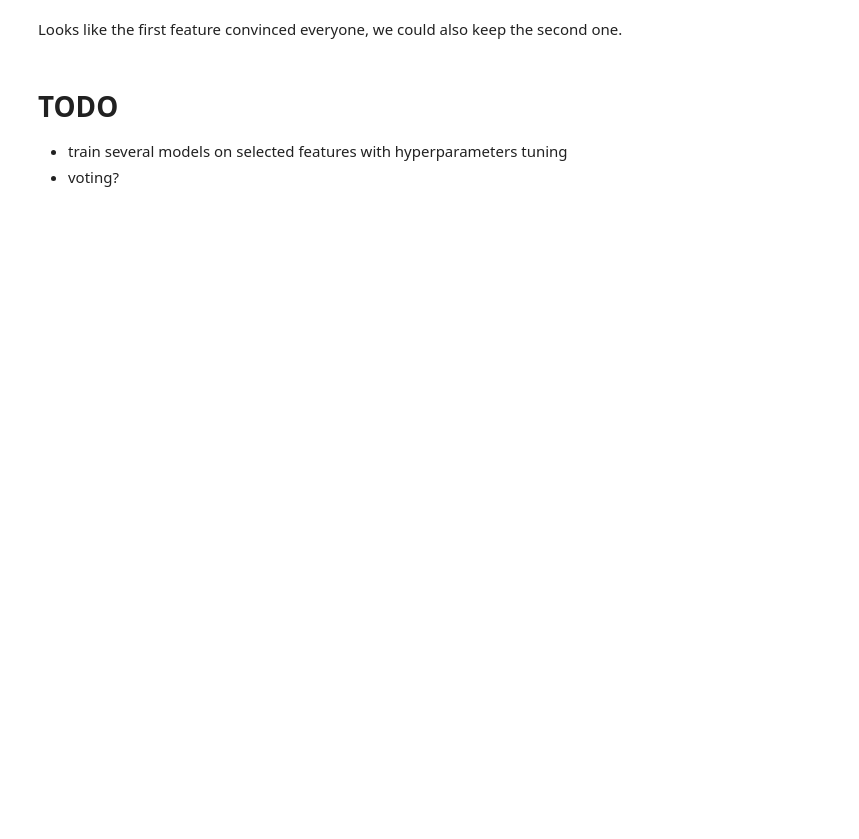
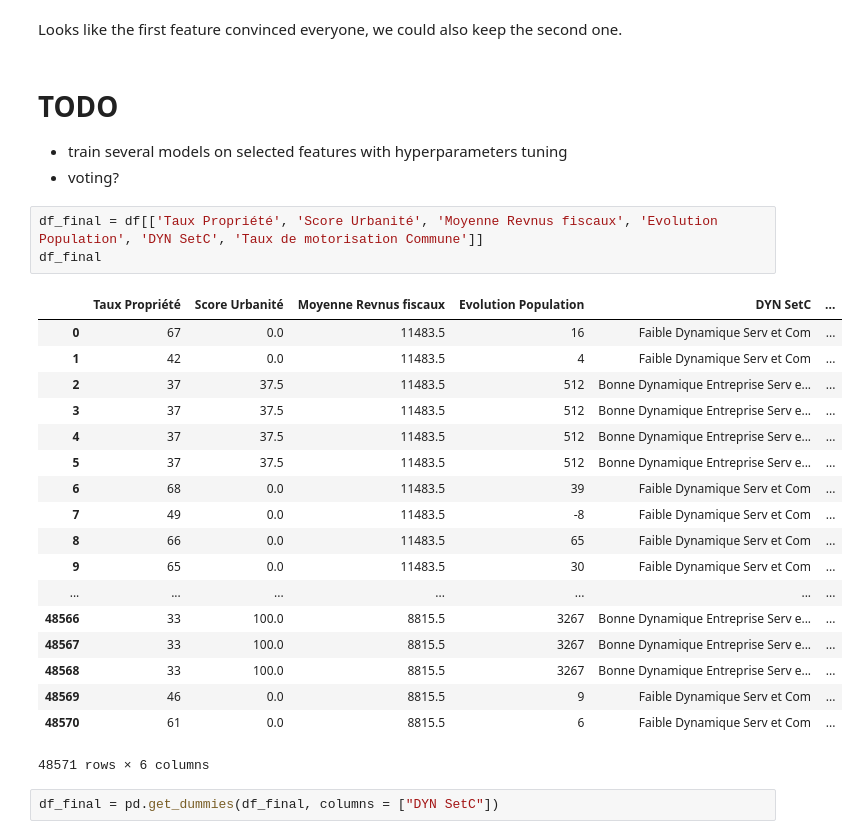
Before and after one commit to Adanel/MotorizationRate, a Jupyter notebook: MotorizationRate.ipynb, the cells around one changed output. Cells and saved outputs as stored; diff of their text form; blank space fills up the shorter version.

```diff
--- a/MotorizationRate.ipynb
+++ b/MotorizationRate.ipynb
@@ -493,3 +496,27 @@ Looks like the first feature convinced everyone, we could also keep the second o
 
 - train several models on selected features with hyperparameters tuning
 - voting?
+# %%
+df_final = df[['Taux Propriété', 'Score Urbanité', 'Moyenne Revnus fiscaux', 'Evolution Population', 'DYN SetC', 'Taux de motorisation Commune']]
+df_final
+# %% [output]
+|  | Taux Propriété | Score Urbanité | Moyenne Revnus fiscaux | Evolution Population | DYN SetC | ... |
+| 0 | 67 | 0.0 | 11483.5 | 16 | Faible Dynamique Serv et Com | ... |
+| 1 | 42 | 0.0 | 11483.5 | 4 | Faible Dynamique Serv et Com | ... |
+| 2 | 37 | 37.5 | 11483.5 | 512 | Bonne Dynamique Entreprise Serv e... | ... |
+| 3 | 37 | 37.5 | 11483.5 | 512 | Bonne Dynamique Entreprise Serv e... | ... |
+| 4 | 37 | 37.5 | 11483.5 | 512 | Bonne Dynamique Entreprise Serv e... | ... |
+| 5 | 37 | 37.5 | 11483.5 | 512 | Bonne Dynamique Entreprise Serv e... | ... |
+| 6 | 68 | 0.0 | 11483.5 | 39 | Faible Dynamique Serv et Com | ... |
+| 7 | 49 | 0.0 | 11483.5 | -8 | Faible Dynamique Serv et Com | ... |
+| 8 | 66 | 0.0 | 11483.5 | 65 | Faible Dynamique Serv et Com | ... |
+| 9 | 65 | 0.0 | 11483.5 | 30 | Faible Dynamique Serv et Com | ... |
+| ... | ... | ... | ... | ... | ... | ... |
+| 48566 | 33 | 100.0 | 8815.5 | 3267 | Bonne Dynamique Entreprise Serv e... | ... |
+| 48567 | 33 | 100.0 | 8815.5 | 3267 | Bonne Dynamique Entreprise Serv e... | ... |
+| 48568 | 33 | 100.0 | 8815.5 | 3267 | Bonne Dynamique Entreprise Serv e... | ... |
+| 48569 | 46 | 0.0 | 8815.5 | 9 | Faible Dynamique Serv et Com | ... |
+| 48570 | 61 | 0.0 | 8815.5 | 6 | Faible Dynamique Serv et Com | ... |
+48571 rows × 6 columns
+# %%
+df_final = pd.get_dummies(df_final, columns = ["DYN SetC"])
```
Also changed, not shown: parts of 12 cells of this notebook.
